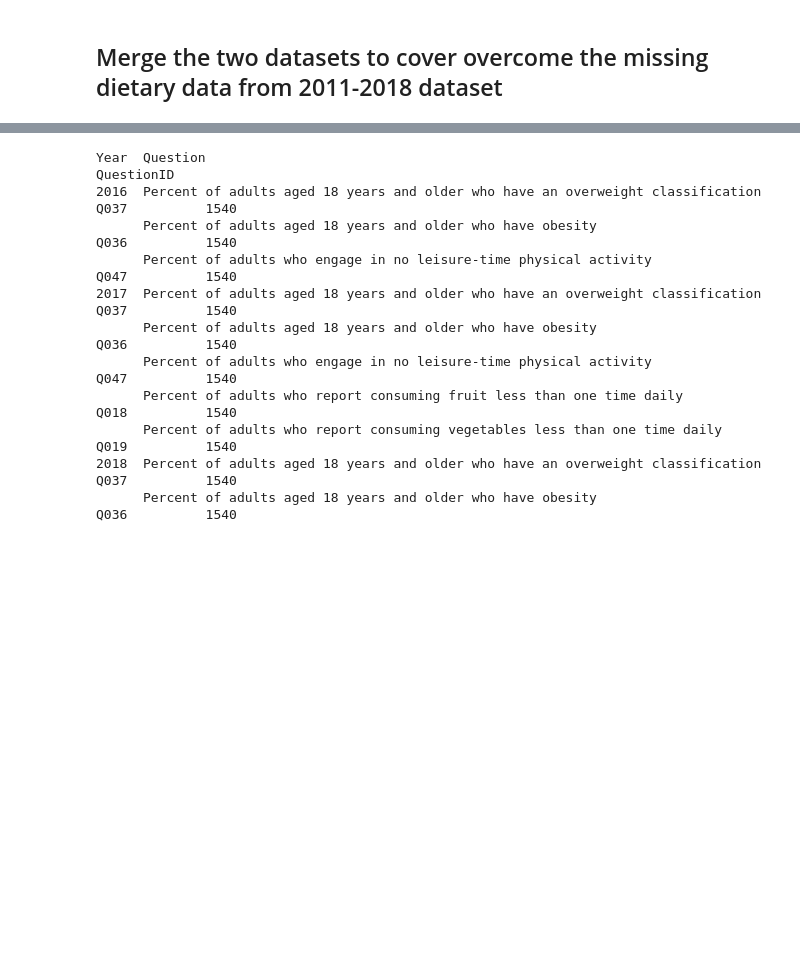
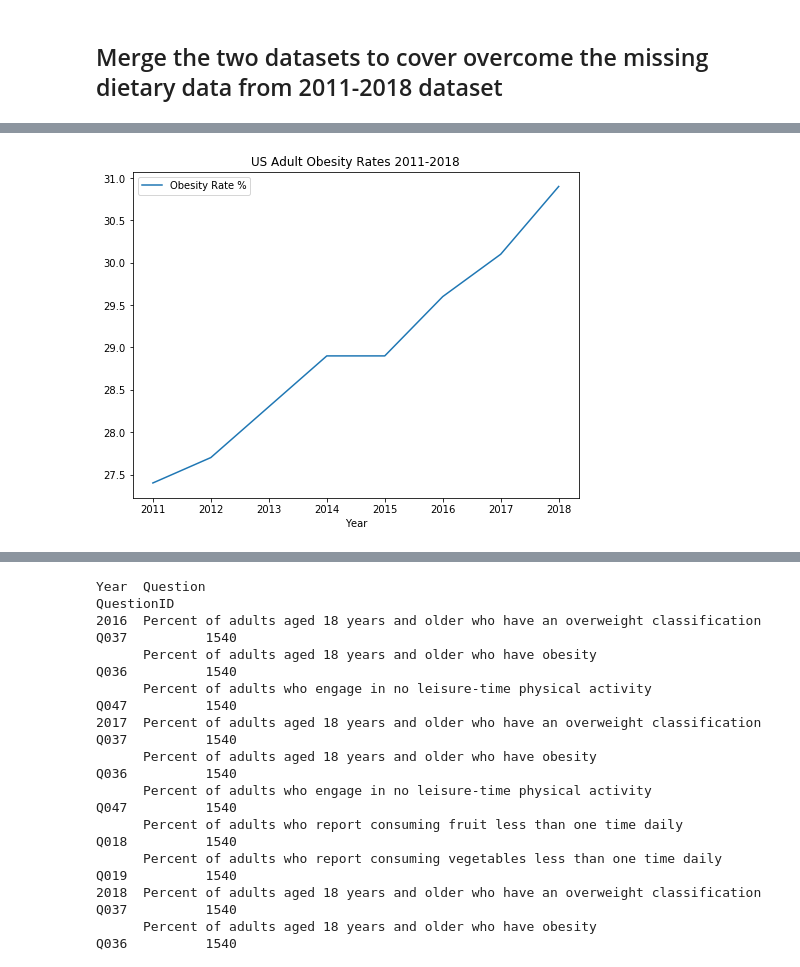
Before and after one commit to DimitriKourouniotis/Capstone-2, a Jupyter notebook: Capstone 2.ipynb, the cells around one changed output, grey strips where cells are left out. Cells and saved outputs as stored; diff of their text form; code cells hidden in the pictures; blank space fills up the shorter version.

Commit message:
Added time series plots

```diff
--- a/Capstone 2.ipynb
+++ b/Capstone 2.ipynb
@@ -434,0 +437,5 @@ df_2015_Q.head(2)
+# %%
+#Get data for National Obesity rates
+df_US = df_2018_Q.query("LocationAbbr=='US' & QuestionID == 'Q036' & StratificationCategory1 =='Total'")
+df_US = df_US[["Year","Data_Value"]].sort_values(by=['Year'])
+df_US
@@ -434,0 +452,5 @@ df_2015_Q.head(2)
+# %%
+#Plot the line chart
+ax = df_US.plot.line(y='Data_Value', x='Year', figsize=(8,6), label = 'Obesity Rate %').set_title('US Adult Obesity Rates 2011-2018')
+# %% [output]
+[figure, added]
```
Also changed, not shown: parts of 19 cells of this notebook.
